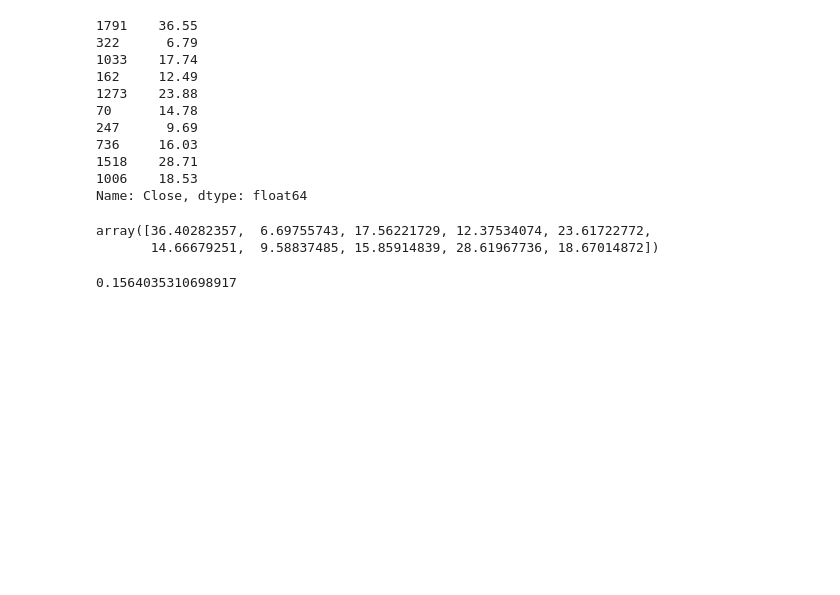
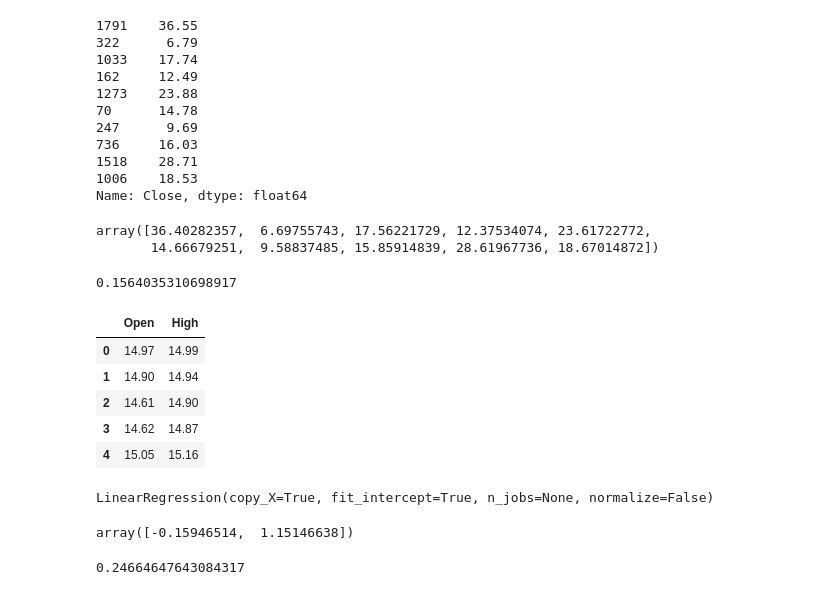
Before and after one commit to cristianodecarvalho/Machine-Learning, a Jupyter notebook: LinearRegression.ipynb, the cells around one changed output. Cells and saved outputs as stored; diff of their text form; code cells hidden in the pictures; blank space fills up the shorter version.

```diff
--- a/LinearRegression.ipynb
+++ b/LinearRegression.ipynb
@@ -211,0 +214,12 @@ RMSE
+# %%
+features = ['Open','High']
+treino2 = treino[features]
+# %%
+treino2.head()
+# %% [output]
+|  | Open | High |
+| 0 | 14.97 | 14.99 |
+| 1 | 14.90 | 14.94 |
+| 2 | 14.61 | 14.90 |
+| 3 | 14.62 | 14.87 |
+| 4 | 15.05 | 15.16 |
@@ -211,0 +229,13 @@ RMSE
+# %%
+lr_model2.fit(X_treino,y_treino)
+# %% [output]
+LinearRegression(copy_X=True, fit_intercept=True, n_jobs=None, normalize=False)
+# %%
+lr_model2.coef_
+# %% [output]
+array([-0.15946514,  1.15146638])
+# %%
+RMSE = mean_squared_error(y_teste, lr_model2.predict(X_teste))**0.5
+RMSE
+# %% [output]
+0.24664647643084317
```
Also changed, not shown: parts of 2 cells of this notebook.
